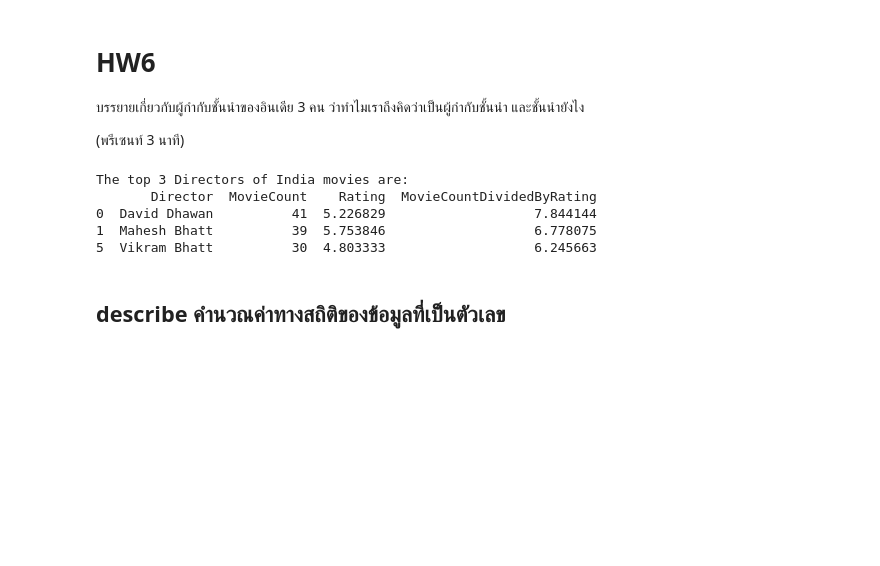
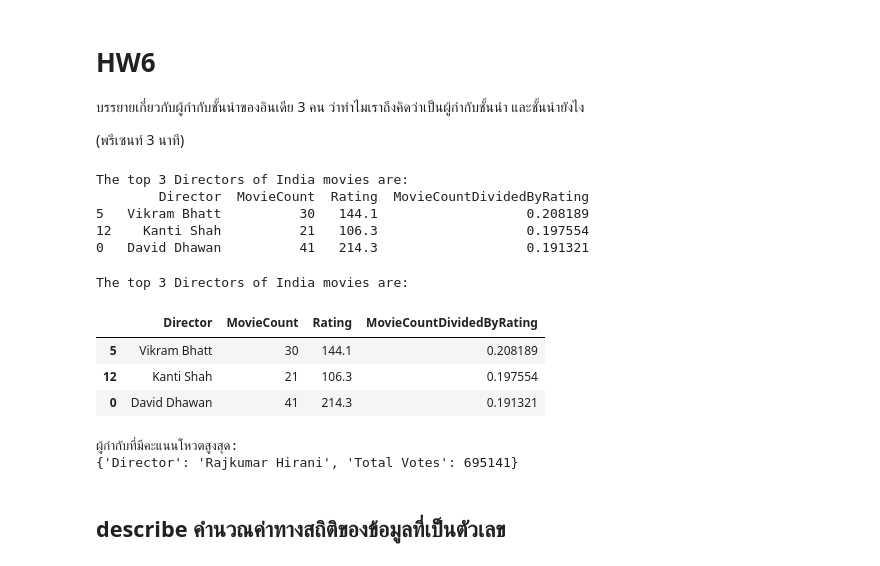
Before and after one commit to Natthaphatz007/Python_dataviz2024, a Jupyter notebook: Pandas_101.ipynb, the cells around one changed output. Cells and saved outputs as stored; diff of their text form; code cells hidden in the pictures; blank space fills up the shorter version.

```diff
--- a/Pandas_101.ipynb
+++ b/Pandas_101.ipynb
@@ -931,13 +967,13 @@ movie_df.head()
 director_counts = movie_df['Director'].value_counts().reset_index()
 director_counts.columns = ['Director', 'MovieCount']
 
-# คำนวณคะแนน rating เฉลี่ยของคนที่กำกับหนังเกิน 20 เรื่องขึ้นไป
+# คำนวณคะแนน rating รวมของคนที่กำกับหนังเกิน 20 เรื่องขึ้นไป
 filtered_directors = director_counts[director_counts['MovieCount'] > 20]['Director'].tolist()
 filtered_df = movie_df[movie_df['Director'].isin(filtered_directors)]
-average_ratings = filtered_df.groupby('Director')['Rating'].mean().reset_index()
+sum_ratings = filtered_df.groupby('Director')['Rating'].sum().reset_index()
 
-# รวมตาราง director_counts และ average_ratings
-result_df = director_counts.merge(average_ratings, on='Director', how='left')
+# รวมตาราง director_counts และ sum_ratings
+result_df = director_counts.merge(sum_ratings, on='Director', how='left')
 
 # เรียงลำดับคะแนน Rating และบอกจำนวนหนังที่กำกับ
 result_df = result_df.sort_values(by=['Rating', 'MovieCount'], ascending=[False, False])
@@ -954,10 +990,41 @@ top_3_result_df = result_df.head(3)
 print(f'The top 3 Directors of India movies are:\n{top_3_result_df}')
 # %% [output]
 The top 3 Directors of India movies are:
-       Director  MovieCount    Rating  MovieCountDividedByRating
-0  David Dhawan          41  5.226829                   7.844144
-1  Mahesh Bhatt          39  5.753846                   6.778075
-5  Vikram Bhatt          30  4.803333                   6.245663
+        Director  MovieCount  Rating  MovieCountDividedByRating
+5   Vikram Bhatt          30   144.1                   0.208189
+12    Kanti Shah          21   106.3                   0.197554
+0   David Dhawan          41   214.3                   0.191321
+# %%
+from IPython.display import display
+print(f'The top 3 Directors of India movies are:')
+display(top_3_result_df)
+# %% [output]
+The top 3 Directors of India movies are:
+|  | Director | MovieCount | Rating | MovieCountDividedByRating |
+| 5 | Vikram Bhatt | 30 | 144.1 | 0.208189 |
+| 12 | Kanti Shah | 21 | 106.3 | 0.197554 |
+| 0 | David Dhawan | 41 | 214.3 | 0.191321 |
+# %%
+# แปลงคอลัมน์ 'Votes' จากสตริงเป็นจำนวนเต็ม
+movie_df['Votes'] = movie_df['Votes'].str.replace(',', '').astype(int)
+
+# คำนวณคะแนนโหวตรวมของแต่ละผู้กำกับ
+votes_sum_by_director = movie_df.groupby('Director')['Votes'].sum().reset_index(name='Total_Votes')
+
+# หาผู้กำกับที่มีคะแนนโหวตสูงสุด
+top_director = votes_sum_by_director.loc[votes_sum_by_director['Total_Votes'].idxmax()]
+
+# ข้อมูลของผู้กำกับที่มีคะแนนโหวตสูงสุด
+top_director_info = {
+    'Director': top_director['Director'],
+    'Total Votes': top_director['Total_Votes']
+}
+
+print("ผู้กำกับที่มีคะแนนโหวตสูงสุด:")
+print(top_director_info)
+# %% [output]
+ผู้กำกับที่มีคะแนนโหวตสูงสุด:
+{'Director': 'Rajkumar Hirani', 'Total Votes': 695141}
 # %% [markdown]
 ## describe คำนวณค่าทางสถิติของข้อมูลที่เป็นตัวเลข
 # %%
```
Also changed, not shown: parts of 2 cells of this notebook.
